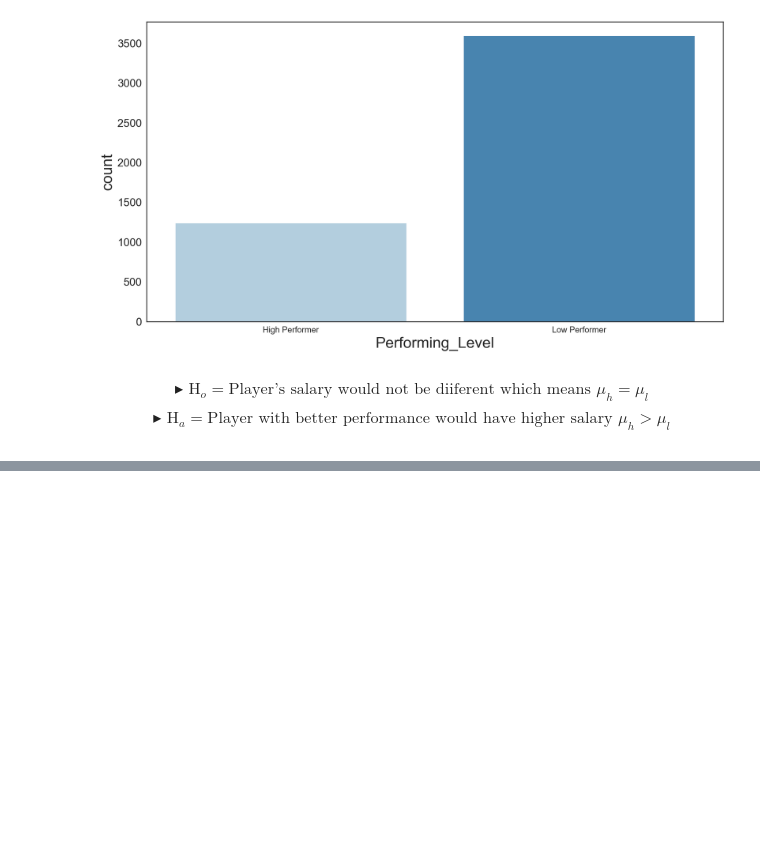
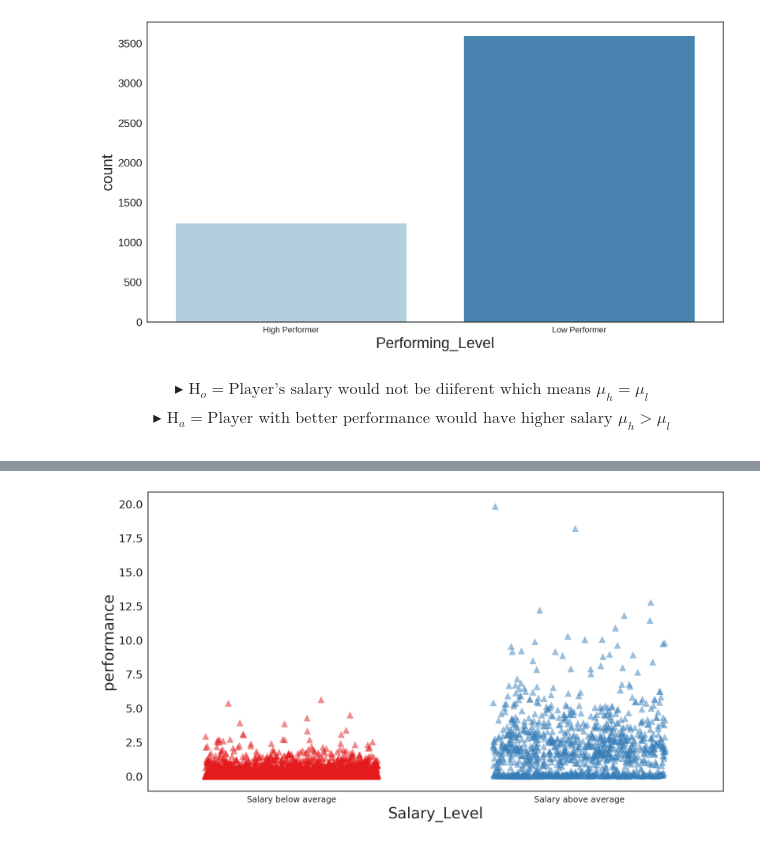
Before and after one commit to MayukhSobo/BaseBall, a Jupyter notebook: src/Baseball.ipynb, the cells around one changed output, grey strips where cells are left out. Saved outputs shown, nothing was run; the diff lists cells and outputs as text; code cells hidden in the pictures; blank space fills up the shorter version.

```diff
--- a/src/Baseball.ipynb
+++ b/src/Baseball.ipynb
@@ -321,0 +338,16 @@ alpha = 0.5
+# %%
+salaryMean = stat_data.salary.mean()
+def label_salary(row):
+    if row['salary'] < salaryMean:
+        return 'Salary below average'
+    else:
+        return 'Salary above average'
+stat_data['Salary_Level'] = stat_data.apply(lambda row: label_salary(row), axis=1)
+ax = sns.stripplot(x="Salary_Level", y="performance", data=stat_data,
+                   jitter=0.3, palette="Set1",
+                  edgecolor="gray",
+                  size=10, alpha=0.5,
+                  marker="^")
+plt.show()
+# %% [output]
+[figure, added]
```
Also changed, not shown: parts of 9 cells of this notebook, 1 other file.
